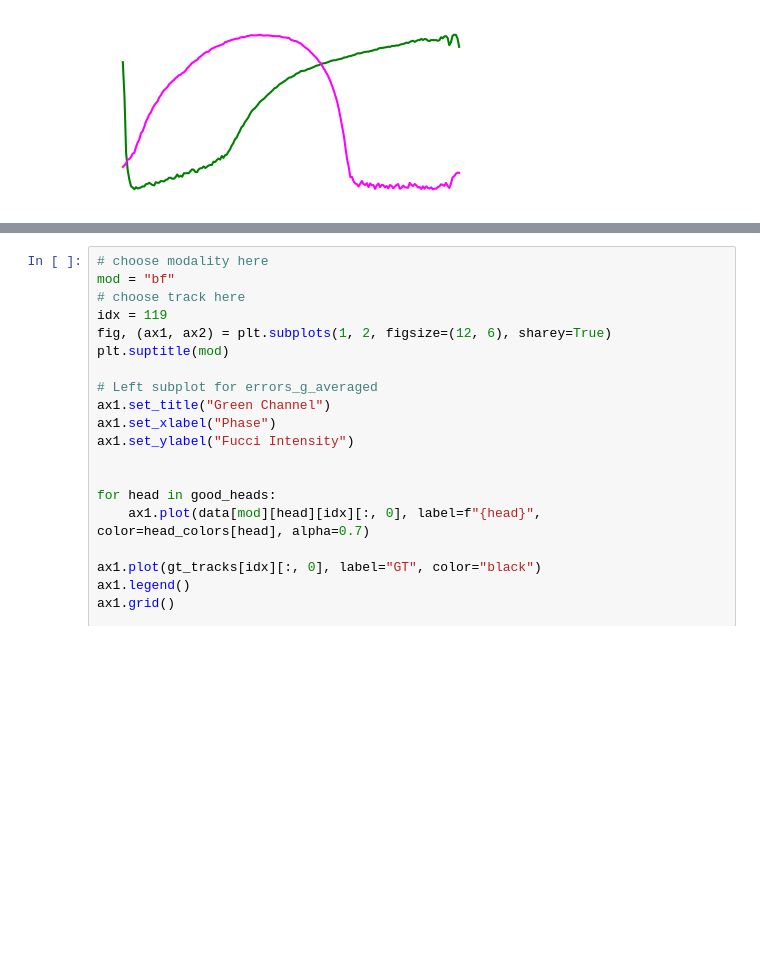
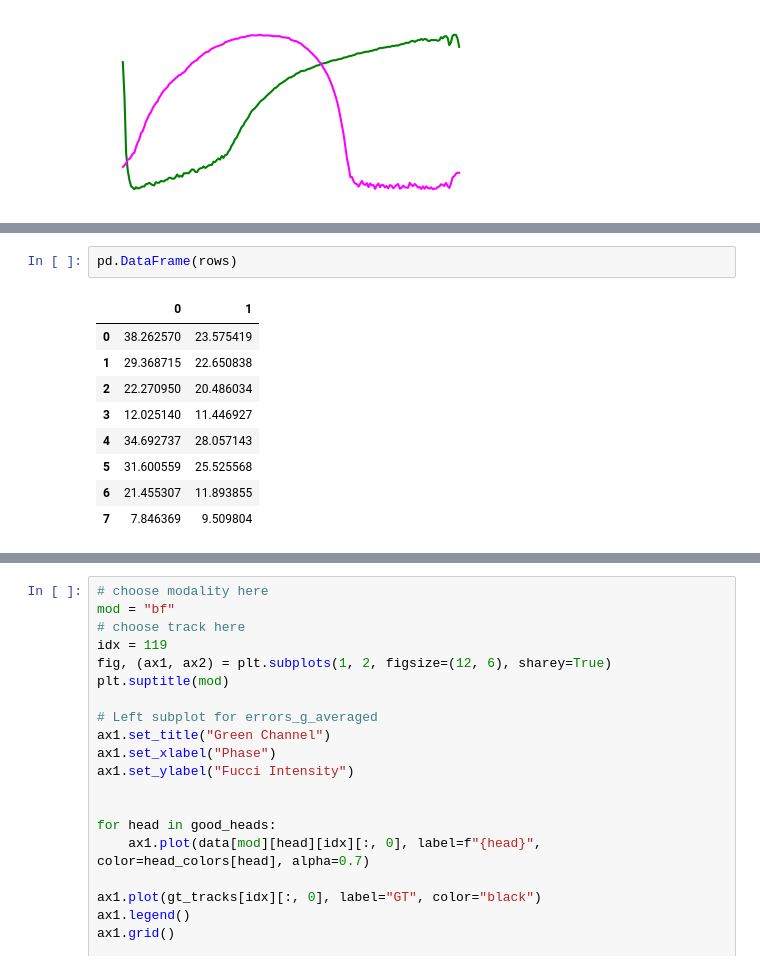
Before and after one commit to louisleger/cell-cycle, a Jupyter notebook: nb_result_analysis/tables_notebook-louis.ipynb, the cells around one changed output, grey strips where cells are left out. Drawn from its saved outputs; the diff is of its cells as text; blank space fills up the shorter version.

```diff
--- a/nb_result_analysis/tables_notebook-louis.ipynb
+++ b/nb_result_analysis/tables_notebook-louis.ipynb
@@ -314,0 +389,12 @@ KeyError: 'GT'
+# %%
+pd.DataFrame(rows)
+# %% [output]
+|  | 0 | 1 |
+| 0 | 38.262570 | 23.575419 |
+| 1 | 29.368715 | 22.650838 |
+| 2 | 22.270950 | 20.486034 |
+| 3 | 12.025140 | 11.446927 |
+| 4 | 34.692737 | 28.057143 |
+| 5 | 31.600559 | 25.525568 |
+| 6 | 21.455307 | 11.893855 |
+| 7 | 7.846369 | 9.509804 |
```
Also changed, not shown: parts of 14 cells of this notebook.
